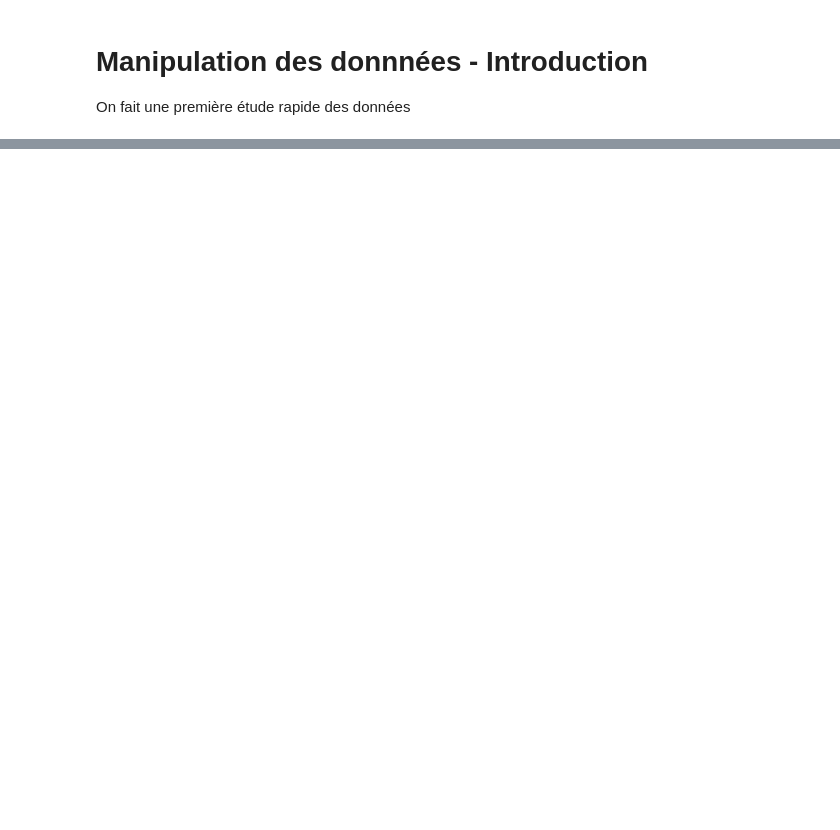
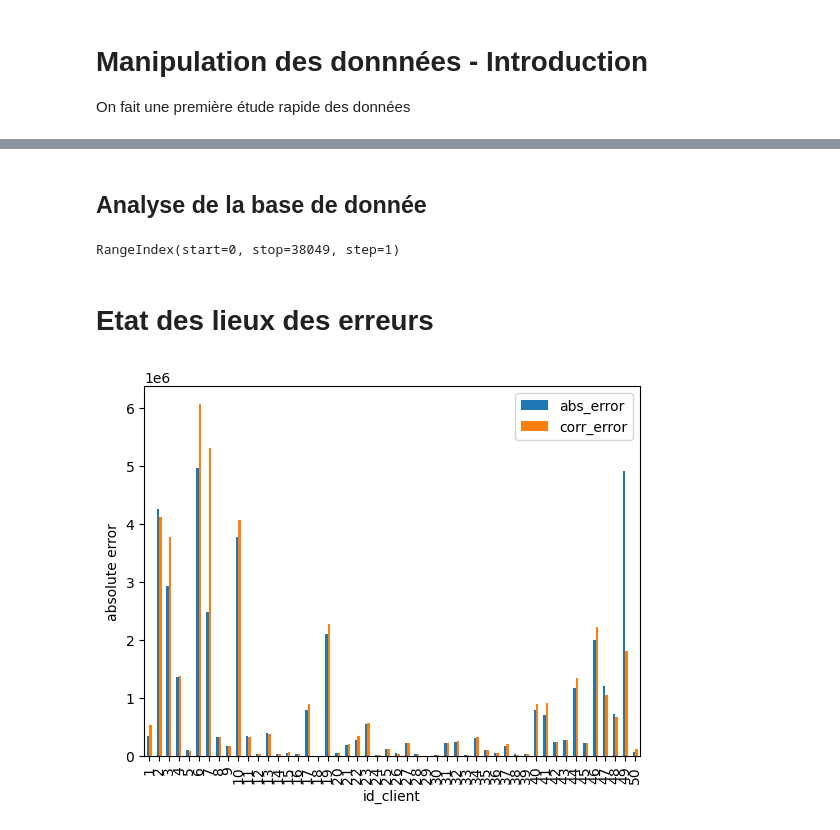
Before and after one commit to Damidoum/predictionClient, a Jupyter notebook: Notebooks/manipData.ipynb, the cells around one changed output, grey strips where cells are left out. Saved outputs shown, nothing was run; the diff lists cells and outputs as text; code cells hidden in the pictures; blank space fills up the shorter version.

```diff
--- a/Notebooks/manipData.ipynb
+++ b/Notebooks/manipData.ipynb
@@ -118,0 +58,7 @@ pd.DataFrame(dic.values(), index = dic.keys()).plot.bar(legend = False, xlabel =
+# %%
+# on peut aussi partir du fichier enregistré
+df_global = pd.read_csv("../data/dataset_modify")
+del df_global["Unnamed: 0"]
+df_global["horodate"] = pd.to_datetime(df_global["horodate"])
+# %% [markdown]
+## Analyse de la base de donnée
@@ -118,0 +67,21 @@ pd.DataFrame(dic.values(), index = dic.keys()).plot.bar(legend = False, xlabel =
+# %%
+df_global.index
+# %% [output]
+RangeIndex(start=0, stop=38049, step=1)
+# %% [markdown]
+# Etat des lieux des erreurs
+# %%
+# on rajoute quelques colonnes pour les erreurs :
+df_global["error"] = df_global["real_consumption"] - df_global["forecasted_consumption"]
+df_global["abs_error"] = np.abs(df_global["error"])
+
+# on rajoute une colonne qui mesure l'erreur entre la consommation réelle et l'estimation de airliquide :
+df_global["corr_error"] = np.abs(df_global["real_consumption"] - df_global["prediction"])
+
+# on fait un groupby sur les clients :
+df_byClient = df_global.groupby("id_client")
+# %%
+# visualisation des erreurs et des erreurs après correction par airliquide.
+df_global.pivot_table(values = ["abs_error", "corr_error"], index = "id_client", aggfunc=sum).plot.bar(ylabel = "absolute error");
+# %% [output]
+[figure, added]
```
Also changed, not shown: parts of 49 cells of this notebook, 1 other file.
